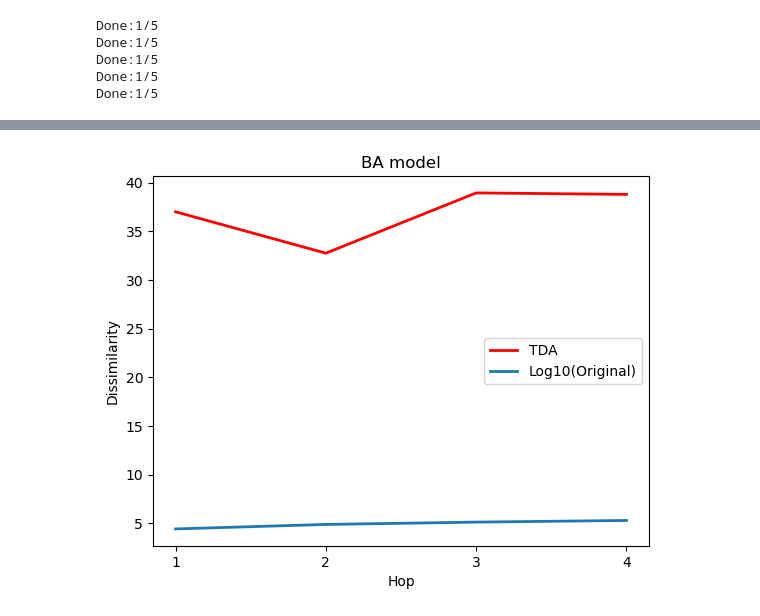
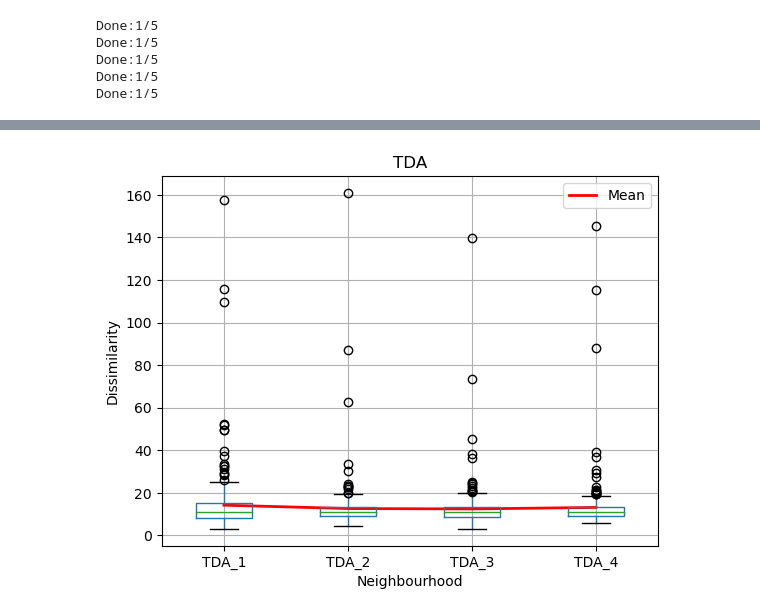
Before and after one commit to benjaminnNgo/TDASimilarityProof, a Jupyter notebook: TDAProofHopV2-BA.ipynb, the cells around one changed output, grey strips where cells are left out. Cells and saved outputs as stored; diff of their text form; code cells hidden in the pictures.

```diff
--- a/TDAProofHopV2-BA.ipynb
+++ b/TDAProofHopV2-BA.ipynb
@@ -184,3 +184,6 @@ Done:1/5
 Done:1/5
 # %%
 result = df_result['result']
+# %%
+df_read = pd.read_csv('BA.csv',index_col=False)
+df_read.drop(columns=['Unnamed: 0'])
@@ -197,8 +212,8 @@ median_original_log = []
 for i in range(4):
     original_text = "Original_" + str(i+1)
     TDA_text = "TDA_" + str(i+1)
-    original_list = result[original_text].tolist()
-    tda_list = result[TDA_text].tolist()
+    original_list = df_read[original_text].tolist()
+    tda_list = df_read[TDA_text].tolist()
 
     std_original.append(round(statistics.stdev(original_list),2))
     std_TDA.append(round(statistics.stdev(tda_list),2))
@@ -207,7 +222,10 @@ for i in range(4):
     median_TDA.append(round(statistics.median(tda_list),4))
 
     median_original_log.append(round(math.log10(statistics.median(original_list)),4))
-    median_TDA_log.append(round(math.log10(statistics.median(tda_list)),4))
+    if(statistics.median(tda_list) != 0):
+         median_TDA_log.append(round(math.log10(statistics.median(tda_list)),4))
+    else:
+        median_TDA_log.append(0)
     original_sum = 0
     tda_sum = 0
     for j in range(len(original_list)):
@@ -246,15 +255,0 @@ NameError: name 'df_result' is not defined
-# %%
-original_average =[]
-TDA_avaerage = []
-for i in range(4):
-    original_text = "Original_" + str(i+1)
-    TDA_text = "TDA_" + str(i+1)
-    original_list = df_result[original_text].tolist()
-    tda_list = df_result[TDA_text].tolist()
-    original_sum = 0
-    tda_sum = 0
-    for j in range(len(original_list)):
-        original_sum = original_sum + original_list[j]
-        tda_sum = tda_sum + tda_list[j]
-    original_average.append(round(math.log10(original_sum/len(original_list)),2))
-    TDA_avaerage.append(round(tda_sum/len(tda_list),2))
@@ -288,12 +256,11 @@ plt.show()
-# %%
-hop = ['1','2','3','4']
-plt.plot(hop, TDA_avaerage,linewidth=2, markersize=12,color='red',label ="TDA")
-plt.plot(hop, original_average,linewidth=2, markersize=12, label="Log10(Original)")
-plt.xlabel('Hop')
-plt.ylabel('Dissimilarity')
-plt.title('BA model')
-plt.legend()
-plt.savefig("TDA-Original-WS.jpg")
-plt.show()
-# %% [output]
-[figure, removed]
+# %%
+
+plt.plot(np.arange(len(median_TDA_log)) + 1, TDA_avaerage,linewidth=2, markersize=12,color='red',label ="Mean")
+boxplot_TDA = df_read.boxplot(column=['TDA_1', 'TDA_2', 'TDA_3','TDA_4'])
+plt.xlabel('Neighbourhood')
+plt.ylabel('Dissimilarity')
+plt.title("TDA")
+plt.legend()
+plt.show()
+# %% [output]
+[figure, added]
```
Also changed, not shown: parts of 12 cells of this notebook, 10 other files.
